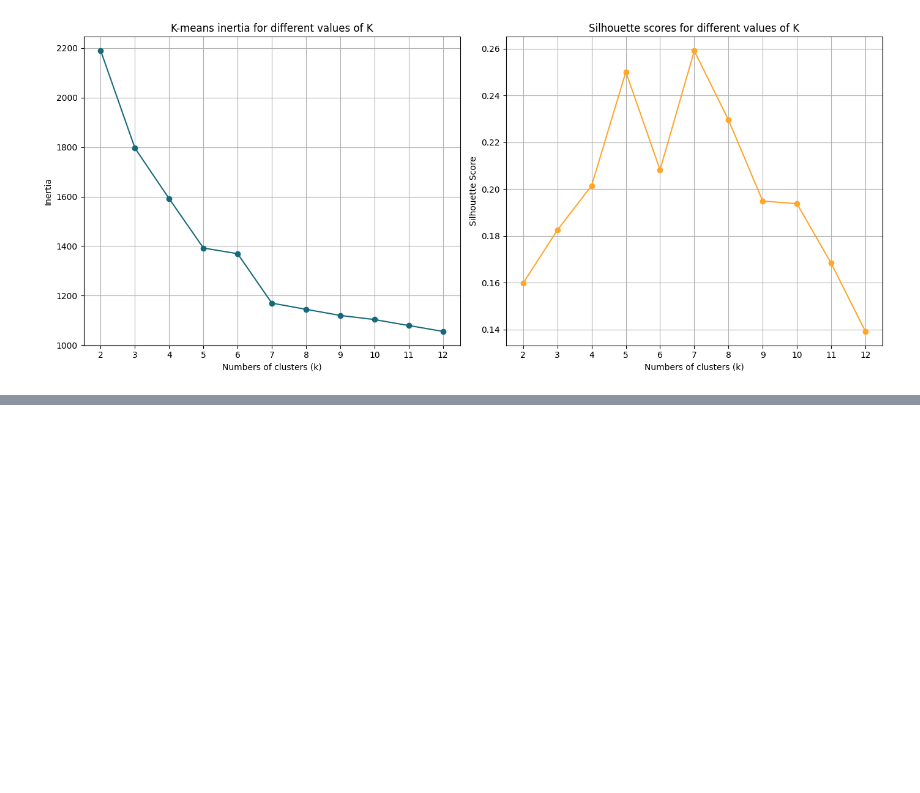
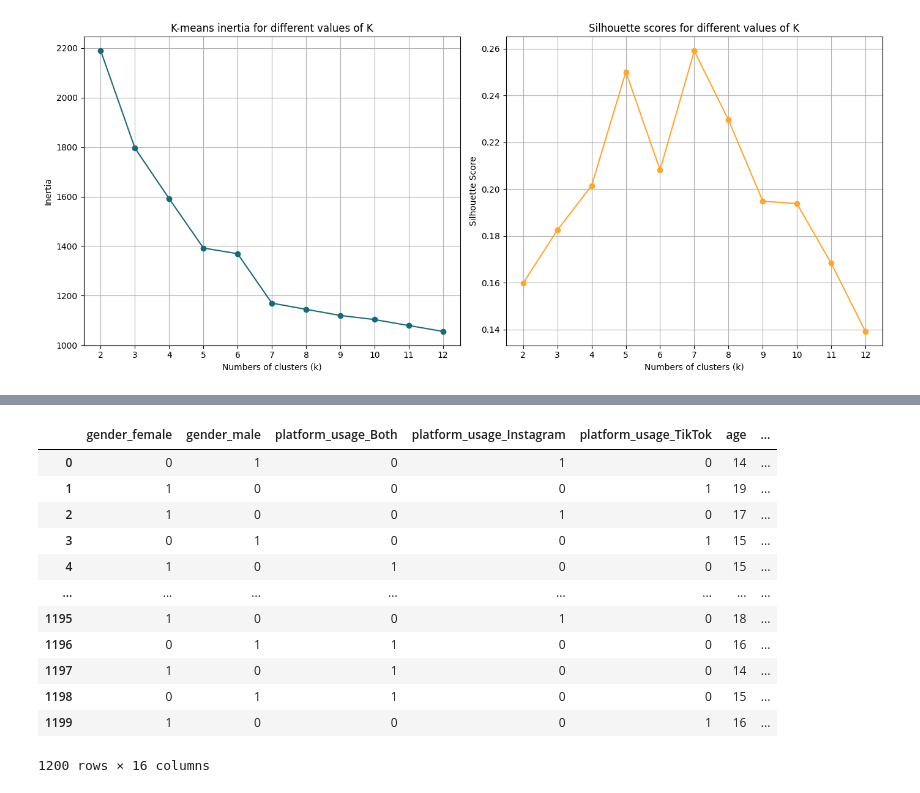
Before and after one commit to Leow14/Social-Media-Impact, a Jupyter notebook: Data analysis/Notebooks/primary_analysis.ipynb, the cells around one changed output, grey strips where cells are left out. Cells and saved outputs as stored; diff of their text form; code cells hidden in the pictures; blank space fills up the shorter version.

```diff
--- a/Data analysis/Notebooks/primary_analysis.ipynb
+++ b/Data analysis/Notebooks/primary_analysis.ipynb
@@ -732,0 +776,18 @@ array([2, 1, 0, ..., 4, 3, 1], dtype=int32)
+# %%
+clean_df["Cluster"] = cluster_labels
+
+clean_df
+# %% [output]
+|  | gender_female | gender_male | platform_usage_Both | platform_usage_Instagram | platform_usage_TikTok | age | ... |
+| 0 | 0 | 1 | 0 | 1 | 0 | 14 | ... |
+| 1 | 1 | 0 | 0 | 0 | 1 | 19 | ... |
+| 2 | 1 | 0 | 0 | 1 | 0 | 17 | ... |
+| 3 | 0 | 1 | 0 | 0 | 1 | 15 | ... |
+| 4 | 1 | 0 | 1 | 0 | 0 | 15 | ... |
+| ... | ... | ... | ... | ... | ... | ... | ... |
+| 1195 | 1 | 0 | 0 | 1 | 0 | 18 | ... |
+| 1196 | 0 | 1 | 1 | 0 | 0 | 16 | ... |
+| 1197 | 1 | 0 | 1 | 0 | 0 | 14 | ... |
+| 1198 | 0 | 1 | 1 | 0 | 0 | 15 | ... |
+| 1199 | 1 | 0 | 0 | 0 | 1 | 16 | ... |
+1200 rows × 16 columns
```
Also changed, not shown: parts of 8 cells of this notebook.
